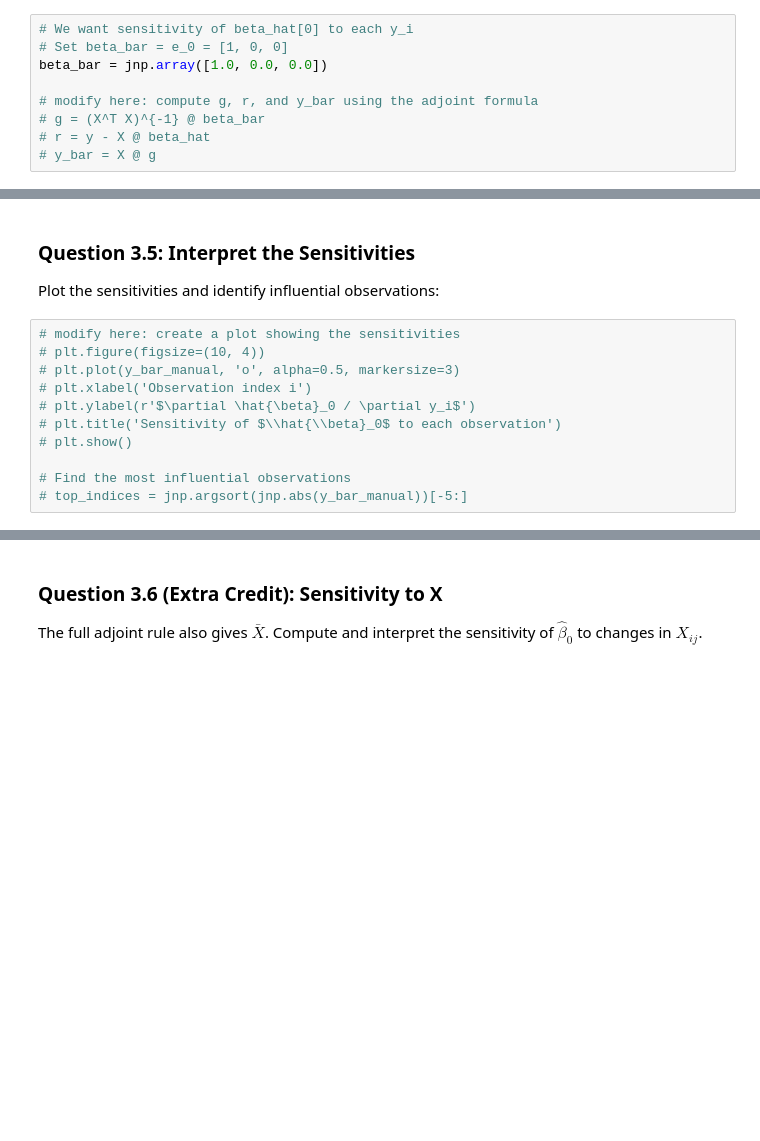
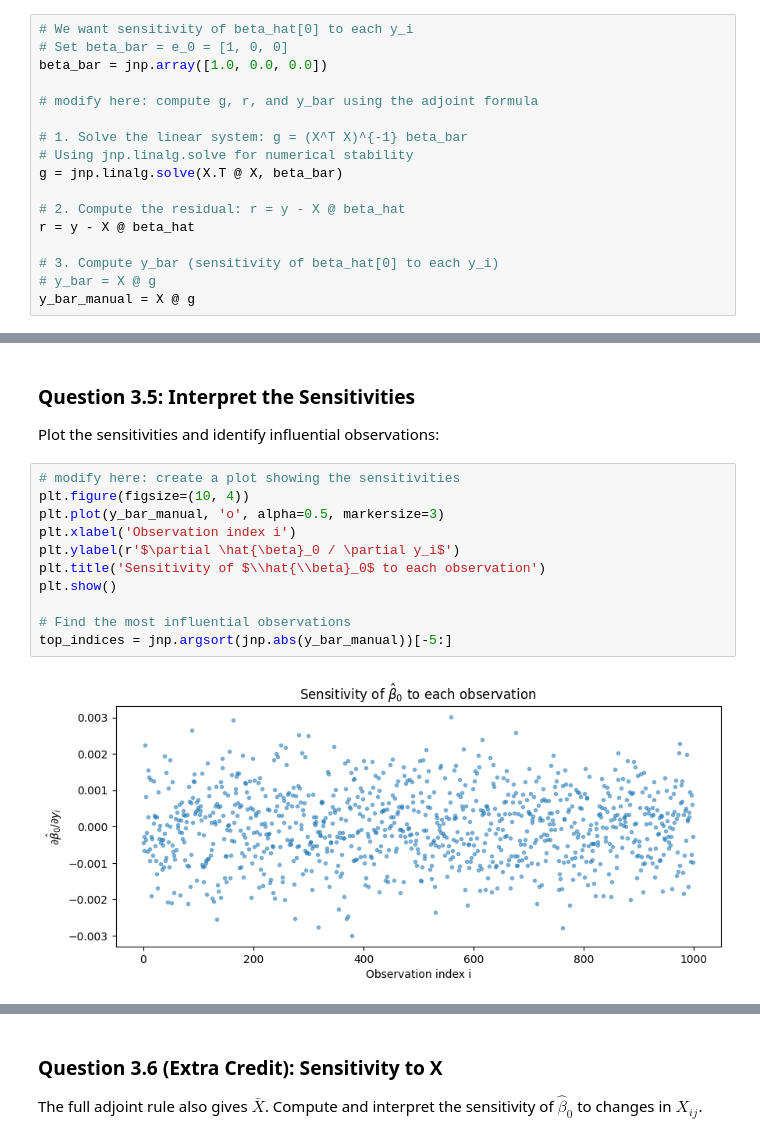
Before and after one commit to joanne-wanchiao-chang/econ_622_computational_econ, a Jupyter notebook: assessments/problem_set_3.ipynb, the cells around one changed output, grey strips where cells are left out. Saved outputs shown, nothing was run; the diff lists cells and outputs as text; blank space fills up the shorter version.

```diff
--- a/assessments/problem_set_3.ipynb
+++ b/assessments/problem_set_3.ipynb
@@ -373,9 +492,17 @@ $\partial \hat{\beta}_0 / \partial y_i$ for all observations.
 beta_bar = jnp.array([1.0, 0.0, 0.0])
 
 # modify here: compute g, r, and y_bar using the adjoint formula
-# g = (X^T X)^{-1} @ beta_bar
-# r = y - X @ beta_hat
+
+# 1. Solve the linear system: g = (X^T X)^{-1} beta_bar
+# Using jnp.linalg.solve for numerical stability
+g = jnp.linalg.solve(X.T @ X, beta_bar)
+
+# 2. Compute the residual: r = y - X @ beta_hat
+r = y - X @ beta_hat
+
+# 3. Compute y_bar (sensitivity of beta_hat[0] to each y_i)
 # y_bar = X @ g
+y_bar_manual = X @ g
 # %% [markdown]
 ### Question 3.4: Verify with JAX VJP
 
@@ -395,15 +528,17 @@ def lls(y):
 Plot the sensitivities and identify influential observations:
 # %%
 # modify here: create a plot showing the sensitivities
-# plt.figure(figsize=(10, 4))
-# plt.plot(y_bar_manual, 'o', alpha=0.5, markersize=3)
-# plt.xlabel('Observation index i')
-# plt.ylabel(r'$\partial \hat{\beta}_0 / \partial y_i$')
-# plt.title('Sensitivity of $\\hat{\\beta}_0$ to each observation')
-# plt.show()
+plt.figure(figsize=(10, 4))
+plt.plot(y_bar_manual, 'o', alpha=0.5, markersize=3)
+plt.xlabel('Observation index i')
+plt.ylabel(r'$\partial \hat{\beta}_0 / \partial y_i$')
+plt.title('Sensitivity of $\\hat{\\beta}_0$ to each observation')
+plt.show()
 
 # Find the most influential observations
-# top_indices = jnp.argsort(jnp.abs(y_bar_manual))[-5:]
+top_indices = jnp.argsort(jnp.abs(y_bar_manual))[-5:]
+# %% [output]
+[figure, added]
 # %% [markdown]
 **(double click to edit your answer)**
 
```
Also changed, not shown: parts of 32 cells of this notebook.
